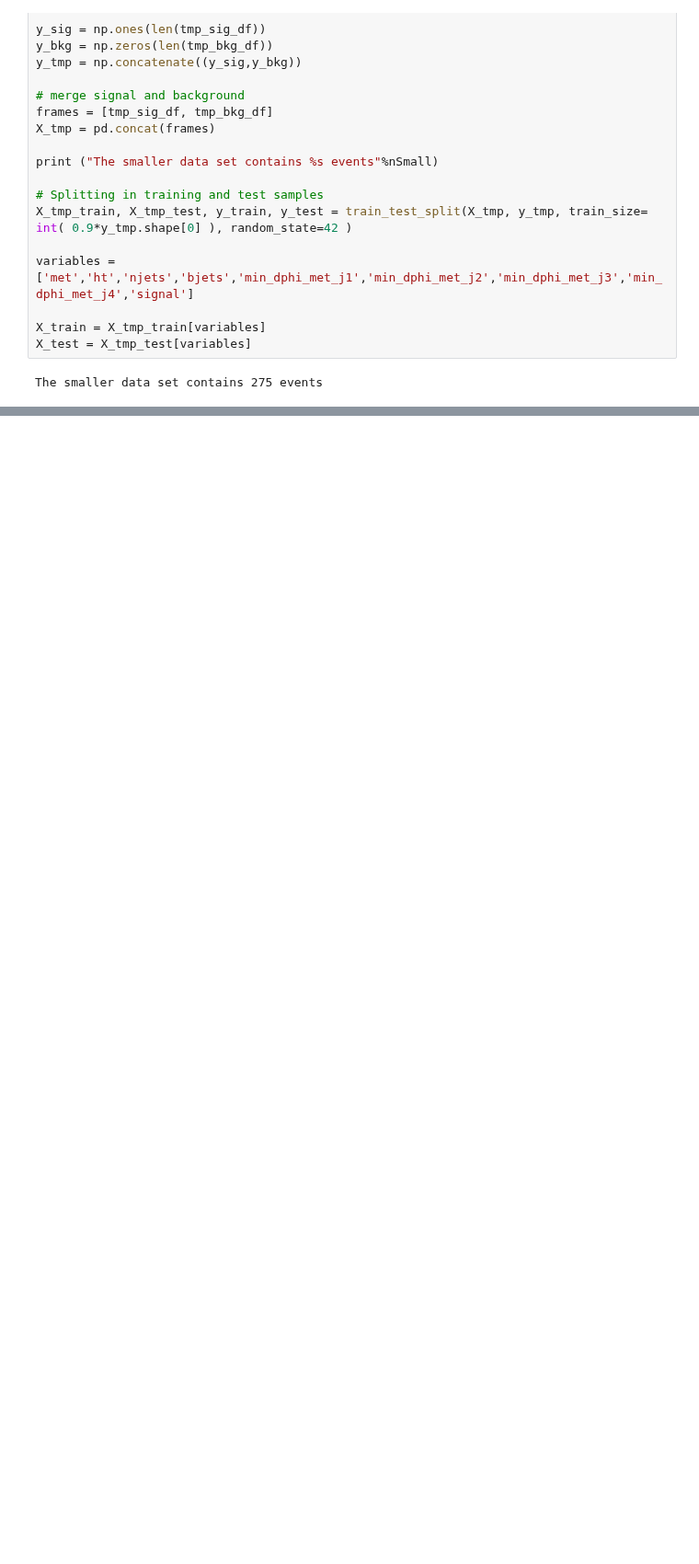
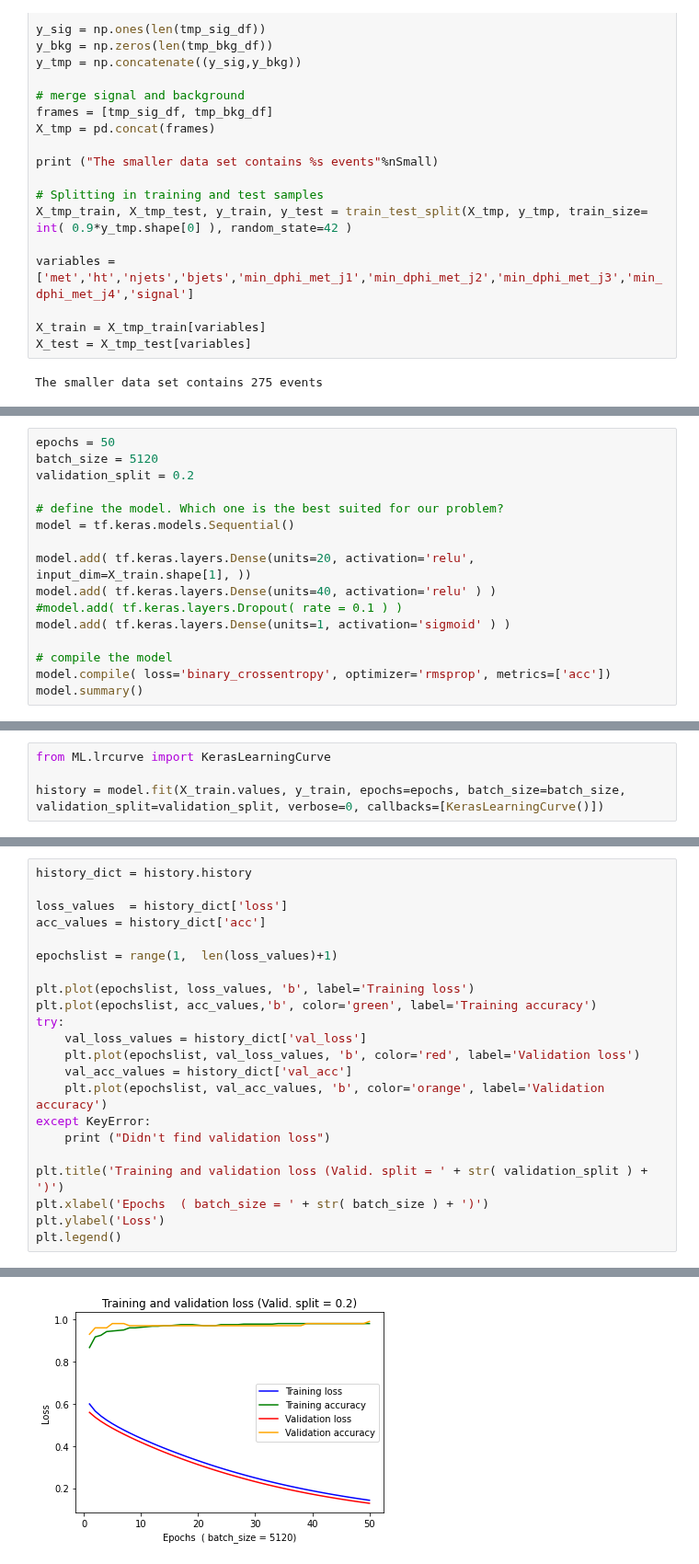
Before and after one commit to mirandabryson/tW_scattering, a Jupyter notebook: ML/WH_had_classifier.ipynb, the cells around one changed output, grey strips where cells are left out. Shown at 92% size. Cells and saved outputs as stored; diff of their text form; blank space fills up the shorter version.

```diff
--- a/ML/WH_had_classifier.ipynb
+++ b/ML/WH_had_classifier.ipynb
@@ -86,0 +136,16 @@ ValueError: x must have 2 or fewer dimensions
+# %%
+epochs = 50
+batch_size = 5120
+validation_split = 0.2
+
+# define the model. Which one is the best suited for our problem?
+model = tf.keras.models.Sequential()
+
+model.add( tf.keras.layers.Dense(units=20, activation='relu', input_dim=X_train.shape[1], ))
+model.add( tf.keras.layers.Dense(units=40, activation='relu' ) )
+#model.add( tf.keras.layers.Dropout( rate = 0.1 ) )
+model.add( tf.keras.layers.Dense(units=1, activation='sigmoid' ) )
+
+# compile the model
+model.compile( loss='binary_crossentropy', optimizer='rmsprop', metrics=['acc'])
+model.summary()
@@ -86,0 +166,4 @@ ValueError: x must have 2 or fewer dimensions
+# %%
+from ML.lrcurve import KerasLearningCurve
+
+history = model.fit(X_train.values, y_train, epochs=epochs, batch_size=batch_size, validation_split=validation_split, verbose=0, callbacks=[KerasLearningCurve()])
@@ -86,0 +176,23 @@ ValueError: x must have 2 or fewer dimensions
+# %%
+history_dict = history.history
+
+loss_values  = history_dict['loss']
+acc_values = history_dict['acc']
+
+epochslist = range(1,  len(loss_values)+1)
+
+plt.plot(epochslist, loss_values, 'b', label='Training loss')
+plt.plot(epochslist, acc_values,'b', color='green', label='Training accuracy')
+try:
+    val_loss_values = history_dict['val_loss']
+    plt.plot(epochslist, val_loss_values, 'b', color='red', label='Validation loss')
+    val_acc_values = history_dict['val_acc']
+    plt.plot(epochslist, val_acc_values, 'b', color='orange', label='Validation accuracy')
+except KeyError:
+    print ("Didn't find validation loss")
+
+plt.title('Training and validation loss (Valid. split = ' + str( validation_split ) + ')')
+plt.xlabel('Epochs  ( batch_size = ' + str( batch_size ) + ')')
+plt.ylabel('Loss')
+plt.legend()
+# %% [output]
@@ -86,0 +200 @@ ValueError: x must have 2 or fewer dimensions
+[figure, added]
```
Also changed, not shown: parts of 16 cells of this notebook.
